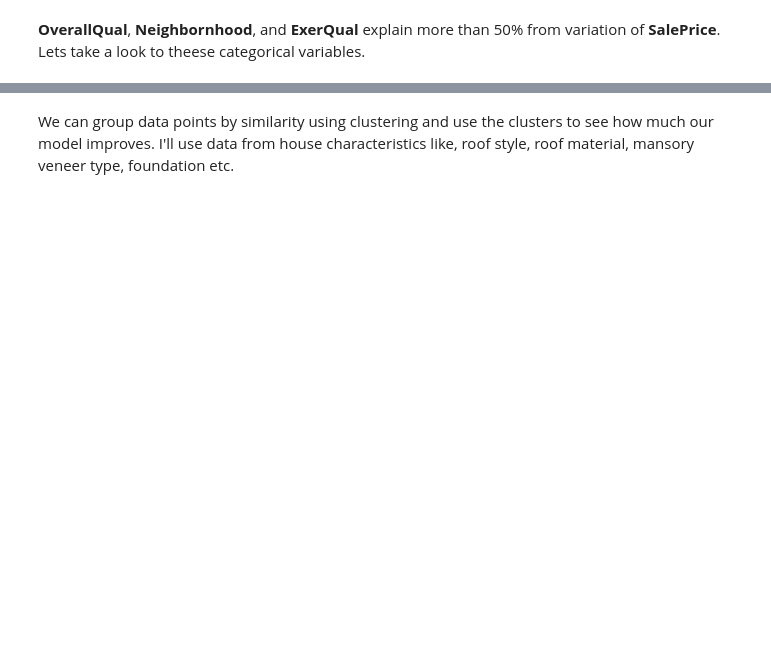
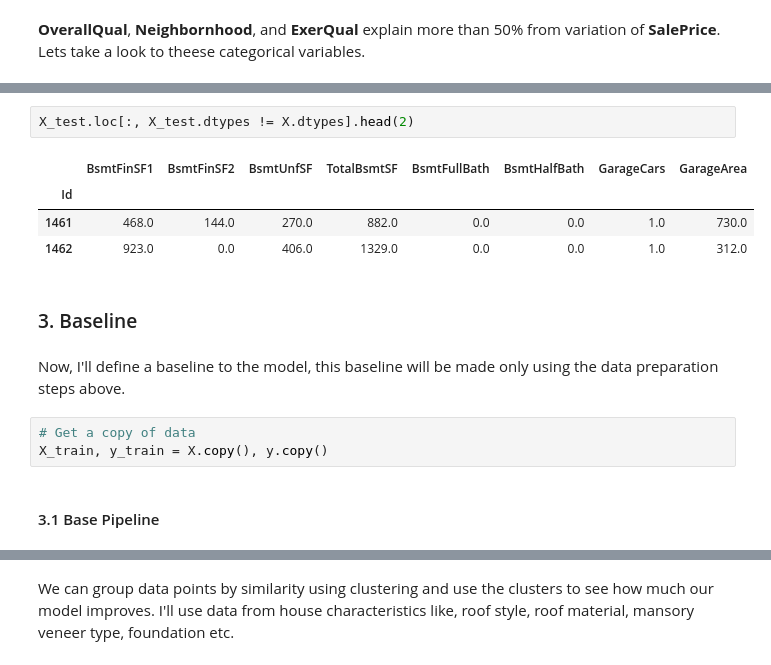
Before and after one commit to maikereis/house_prices, a Jupyter notebook: house_prices.ipynb, the cells around one changed output, grey strips where cells are left out. Drawn from its saved outputs; the diff is of its cells as text; blank space fills up the shorter version.

```diff
--- a/house_prices.ipynb
+++ b/house_prices.ipynb
@@ -511,0 +852,16 @@ score_dataset(X_train_pipe1, y_train)
+# %%
+X_test.loc[:, X_test.dtypes != X.dtypes].head(2)
+# %% [output]
+|  | BsmtFinSF1 | BsmtFinSF2 | BsmtUnfSF | TotalBsmtSF | BsmtFullBath | BsmtHalfBath | GarageCars | GarageArea |
+| Id |  |  |  |  |  |  |  |  |
+| 1461 | 468.0 | 144.0 | 270.0 | 882.0 | 0.0 | 0.0 | 1.0 | 730.0 |
+| 1462 | 923.0 | 0.0 | 406.0 | 1329.0 | 0.0 | 0.0 | 1.0 | 312.0 |
+# %% [markdown]
+### 3. Baseline
+# %% [markdown]
+Now, I'll define a baseline to the model, this baseline will be made only using the data preparation steps above.
+# %%
+# Get a copy of data
+X_train, y_train = X.copy(), y.copy()
+# %% [markdown]
+#### 3.1 Base Pipeline
```
Also changed, not shown: parts of 166 cells of this notebook, 3 other files.
